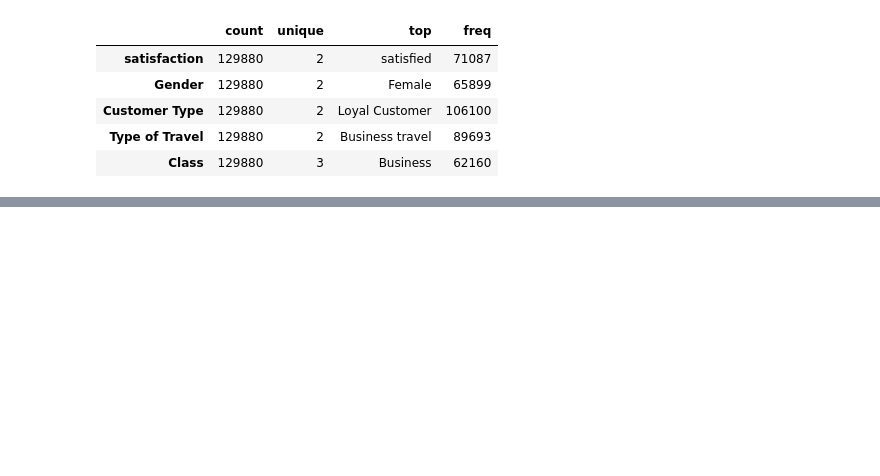
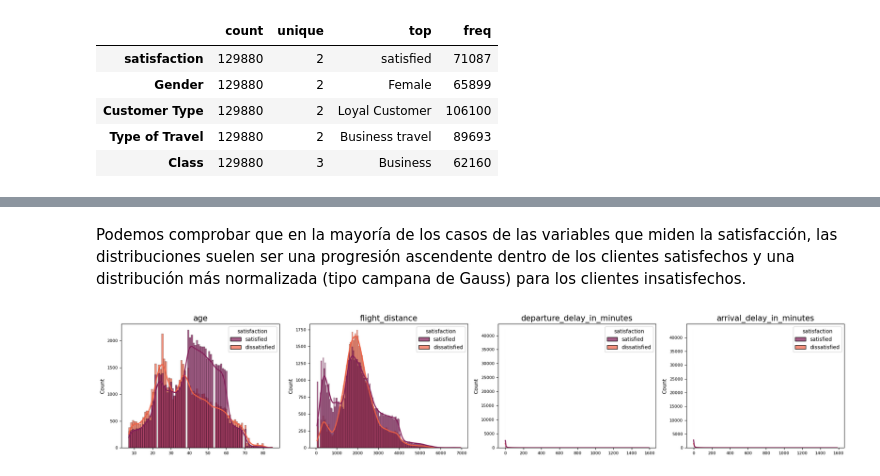
Before and after one commit to Adalab/promo-d-da-modulo3-sprint1-elisa-lidya, a Jupyter notebook: regresion-logistica/I-pair-regresion-logistica-EDA.ipynb, the cells around one changed output, grey strips where cells are left out. Drawn from its saved outputs; the diff is of its cells as text; code cells hidden in the pictures; blank space fills up the shorter version.

```diff
--- a/regresion-logistica/I-pair-regresion-logistica-EDA.ipynb
+++ b/regresion-logistica/I-pair-regresion-logistica-EDA.ipynb
@@ -165,0 +291,18 @@ df.select_dtypes
+# %% [markdown]
+Podemos comprobar que en la mayoría de los casos de las variables que miden la satisfacción, las distribuciones suelen ser una progresión ascendente dentro de los clientes satisfechos y una distribución más normalizada (tipo campana de Gauss) para los clientes insatisfechos.
+# %%
+# Distribución para cada variable numérica
+
+fig, axes = plt.subplots(nrows = 1, ncols = 4, figsize = (20, 4))
+axes = axes.flat
+
+for i, colum in enumerate(numericas):
+    sns.histplot(data = df, x = colum, hue = "satisfaction", kde = True, palette = "rocket", line_kws = {"linewidth": 2}, alpha = 0.7, ax = axes[i])
+
+    axes[i].set_title(colum, fontsize = 15, fontweight = "light")
+    axes[i].tick_params(labelsize = 8)
+    axes[i].set_xlabel("")
+
+fig.tight_layout();
+# %% [output]
+[figure, added]
```
Also changed, not shown: parts of 19 cells of this notebook.
